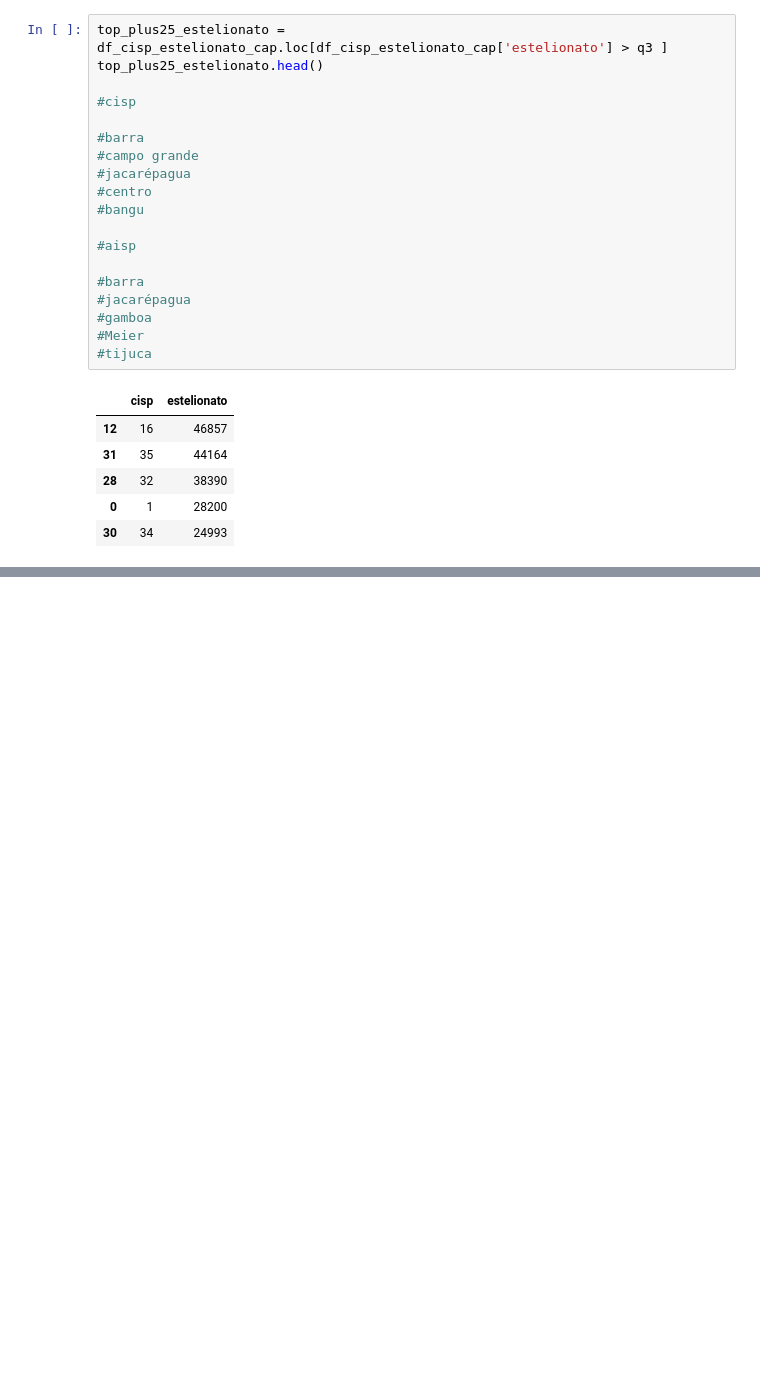
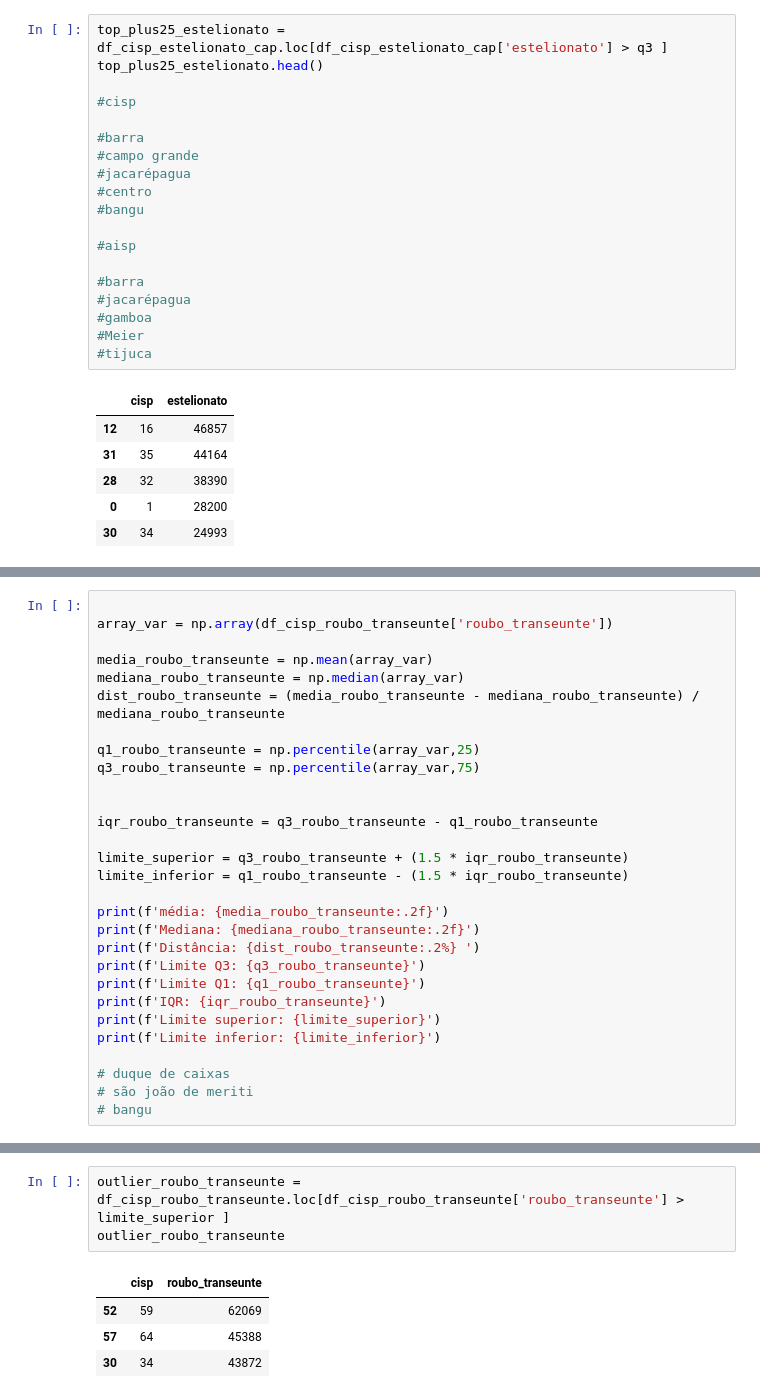
Before and after one commit to nanosvictor/UC2_senac_dados, a Jupyter notebook: ISP_victor.ipynb, the cells around one changed output, grey strips where cells are left out. Saved outputs shown, nothing was run; the diff lists cells and outputs as text; blank space fills up the shorter version.

```diff
--- a/ISP_victor.ipynb
+++ b/ISP_victor.ipynb
@@ -444,0 +461,29 @@ top_plus25_estelionato.head()
+# %%
+
+array_var = np.array(df_cisp_roubo_transeunte['roubo_transeunte'])
+
+media_roubo_transeunte = np.mean(array_var)
+mediana_roubo_transeunte = np.median(array_var)
+dist_roubo_transeunte = (media_roubo_transeunte - mediana_roubo_transeunte) / mediana_roubo_transeunte
+
+q1_roubo_transeunte = np.percentile(array_var,25)
+q3_roubo_transeunte = np.percentile(array_var,75)
+
+
+iqr_roubo_transeunte = q3_roubo_transeunte - q1_roubo_transeunte
+
+limite_superior = q3_roubo_transeunte + (1.5 * iqr_roubo_transeunte)
+limite_inferior = q1_roubo_transeunte - (1.5 * iqr_roubo_transeunte)
+
+print(f'média: {media_roubo_transeunte:.2f}')
+print(f'Mediana: {mediana_roubo_transeunte:.2f}')
+print(f'Distância: {dist_roubo_transeunte:.2%} ')
+print(f'Limite Q3: {q3_roubo_transeunte}')
+print(f'Limite Q1: {q1_roubo_transeunte}')
+print(f'IQR: {iqr_roubo_transeunte}')
+print(f'Limite superior: {limite_superior}')
+print(f'Limite inferior: {limite_inferior}')
+
+# duque de caixas
+# são joão de meriti
+# bangu
@@ -444,0 +499,8 @@ top_plus25_estelionato.head()
+# %%
+outlier_roubo_transeunte = df_cisp_roubo_transeunte.loc[df_cisp_roubo_transeunte['roubo_transeunte'] > limite_superior ]
+outlier_roubo_transeunte
+# %% [output]
+|  | cisp | roubo_transeunte |
+| 52 | 59 | 62069 |
+| 57 | 64 | 45388 |
+| 30 | 34 | 43872 |
```
Also changed, not shown: parts of 6 cells of this notebook.
